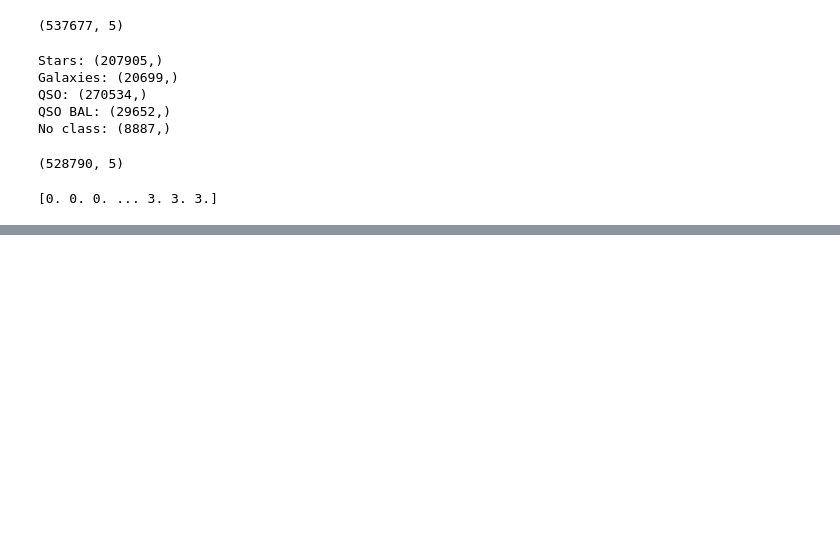
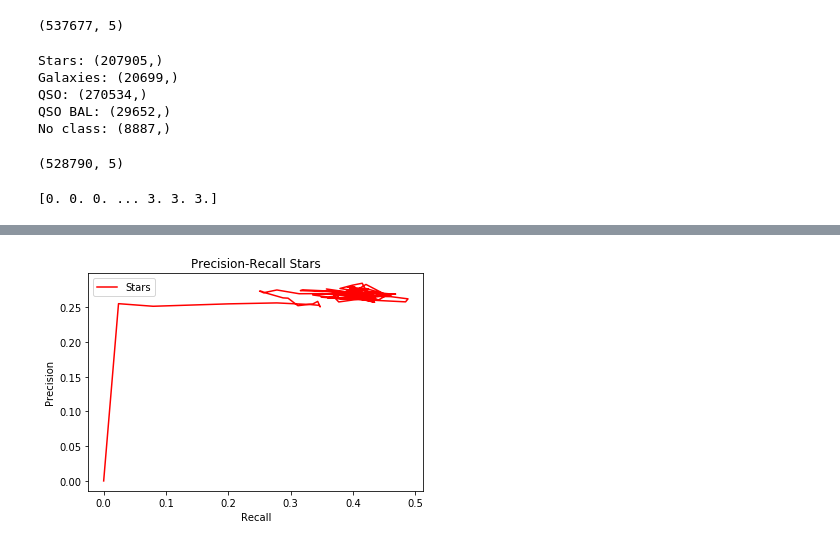
Before and after one commit to MrX1997/Reportes-Proyecto-de-Monograf-a, a Jupyter notebook: Noteboooks/Weekly Reports.ipynb, the cells around one changed output, grey strips where cells are left out. Saved outputs shown, nothing was run; the diff lists cells and outputs as text; code cells hidden in the pictures; blank space fills up the shorter version.

```diff
--- a/Noteboooks/Weekly Reports.ipynb
+++ b/Noteboooks/Weekly Reports.ipynb
@@ -571,0 +560,11 @@ plt.savefig('recall.png')
+# %%
+plt.plot(np.array(r),np.array(p),label='Stars',c='r')
+
+plt.xlabel('Recall')
+plt.ylabel('Precision')
+plt.title('Precision-Recall Stars')
+plt.legend()
+
+plt.savefig('prs.png')
+# %% [output]
+[figure, added]
```
Also changed, not shown: parts of 10 cells of this notebook.
